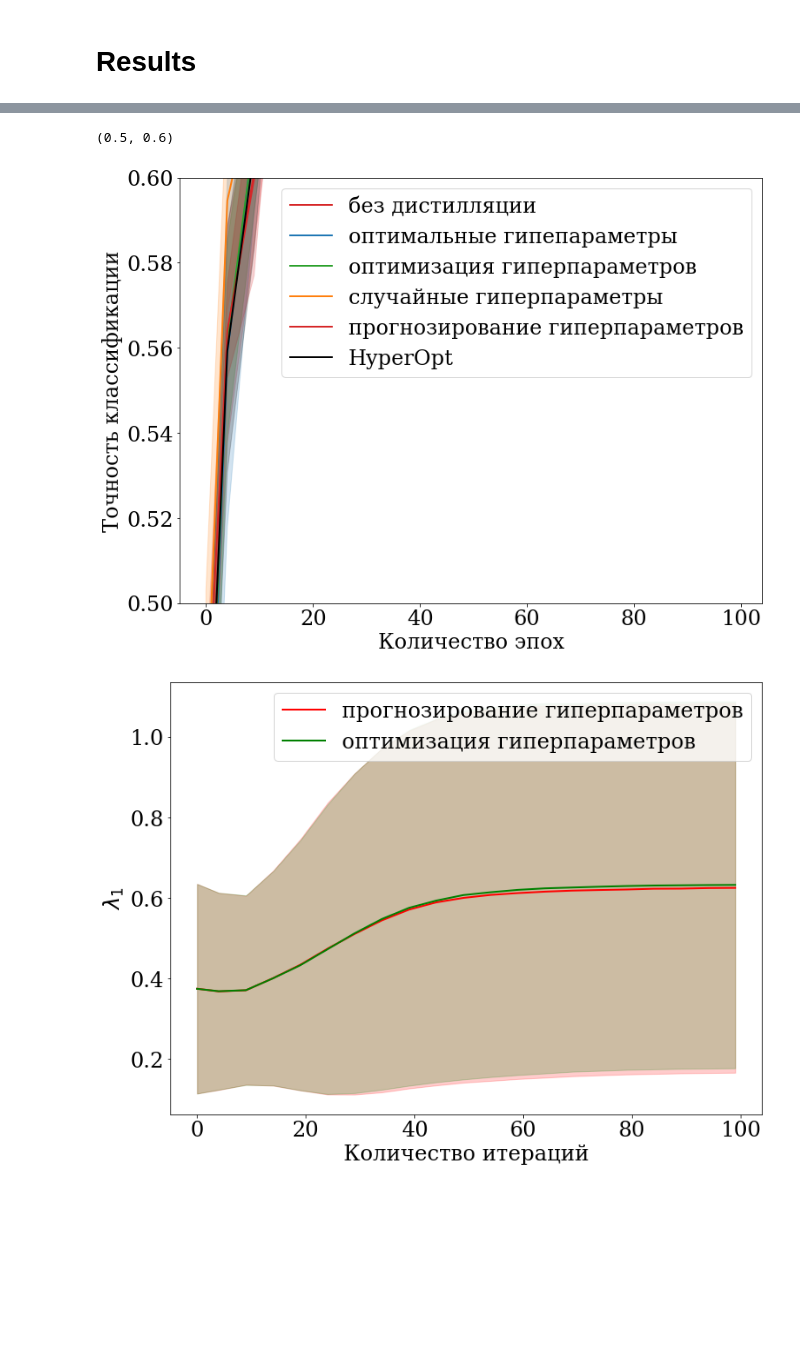
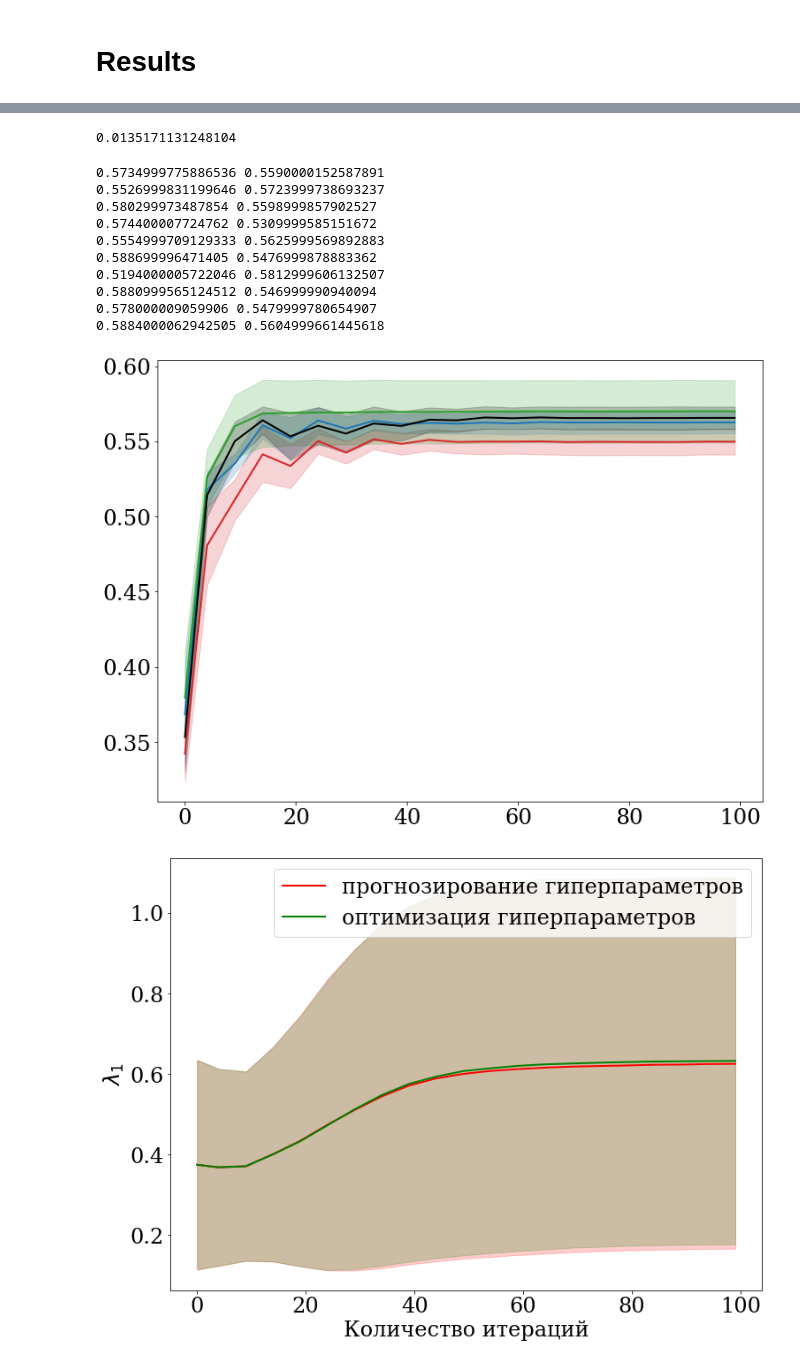
Before and after one commit to Intelligent-Systems-Phystech/MetaOptDistillation, a Jupyter notebook: notebooks/cifar_data_experiment.ipynb, the cells around one changed output, grey strips where cells are left out. Cells and saved outputs as stored; diff of their text form; code cells hidden in the pictures; blank space fills up the shorter version.

```diff
--- a/notebooks/cifar_data_experiment.ipynb
+++ b/notebooks/cifar_data_experiment.ipynb
@@ -173,12 +177,12 @@ cifar_with_validation_set(None, 1, epoch_num, filename, train_splines_every_epoc
 # %% [markdown]
 # Results
 # %%
-data_b = open_data_json("../log/exp9_full_cifar__nodistil.jsonl")
-data_d = open_data_json("../log/exp9_full_cifar__distil.jsonl")
-data_dr = open_data_json("../log/exp9_full_cifar__random.jsonl")
-data_h = open_data_json("../log/exp9_full_cifar__opt.jsonl")
-data_s = open_data_json("../log/exp9_full_cifar__splines.jsonl")
-data_ho = open_data_json("../log/exp9_full_cifar__hyperopt.jsonl")
+data_b = open_data_json("../log/exp33_nodistil.jsonl")
+data_d = open_data_json("../log/exp33_distil.jsonl")
+data_dr = open_data_json("../log/exp33_random.jsonl")
+data_h = open_data_json("../log/exp33_opt.jsonl")
+data_s = open_data_json("../log/exp33_splines.jsonl")
+data_ho = open_data_json("../log/exp28_hyperopt.jsonl")
 # %%
 from matplotlib import pylab as plt
 
@@ -219,0 +224,2 @@ plt.savefig('../figs/acc_full.pdf')
+# %%
+data_h = open_data_json("../log/exp31_opt.jsonl")
@@ -220,17 +311,34 @@ plt.savefig('../figs/acc_full.pdf')
+# %%
+np.array([0.5590000152587891, 0.5723999738693237, 0.5598999857902527, 0.5309999585151672, 0.5625999569892883, 0.5476999878883362, 0.5812999606132507, 0.546999990940094, 0.5479999780654907, 0.5604999661445618]).std()
+# %% [output]
+0.0135171131248104
+# %%
+for k in zip([k['results'][-1] for k in data_h], [k['results'][-1] for k in data_dr]):
+    print (k[0]['accuracy'], k[1]['accuracy'])
+# %% [output]
+0.5734999775886536 0.5590000152587891
+0.5526999831199646 0.5723999738693237
+0.580299973487854 0.5598999857902527
+0.574400007724762 0.5309999585151672
+0.5554999709129333 0.5625999569892883
+0.588699996471405 0.5476999878883362
+0.5194000005722046 0.5812999606132507
+0.5880999565124512 0.546999990940094
+0.578000009059906 0.5479999780654907
+0.5884000062942505 0.5604999661445618
 # %%
 plot_data_params(data_b, 'accuracy', 'без дистилляции', 'tab:red', '')
 plot_data_params(data_d, 'accuracy', 'оптимальные гипепараметры', 'tab:blue', '')
 plot_data_params(data_h, 'accuracy', 'оптимизация гиперпараметров', 'tab:green', '')
-plot_data_params(data_dr, 'accuracy', 'случайные гиперпараметры', 'tab:orange', '')
-plot_data_params(data_s, 'accuracy', 'прогнозирование гиперпараметров', 'tab:red', '')
+#plot_data_params(data_dr, 'accuracy', 'случайные гиперпараметры', 'tab:orange', '')
+#plot_data_params(data_s, 'accuracy', 'прогнозирование гиперпараметров', 'tab:red', '')
 plot_data_params(data_ho, 'accuracy', 'HyperOpt', 'k', '')
 
-plt.xlabel('Количество эпох')
-plt.ylabel('Точность классификации')
-plt.legend()
-plt.ylim((0.50, 0.60))
+#plt.xlabel('Количество эпох')
+#plt.ylabel('Точность классификации')
+#plt.legend()
+#plt.ylim((0.50, 0.60))
 # %% [output]
-(0.5, 0.6)
-[figure, old version]
+[figure, new version]
 # %%
 plot_data_params(data_s, 'lambda1', 'прогнозирование гиперпараметров', 'red', '')
```
Also changed, not shown: parts of 25 cells of this notebook, 17 other files.
